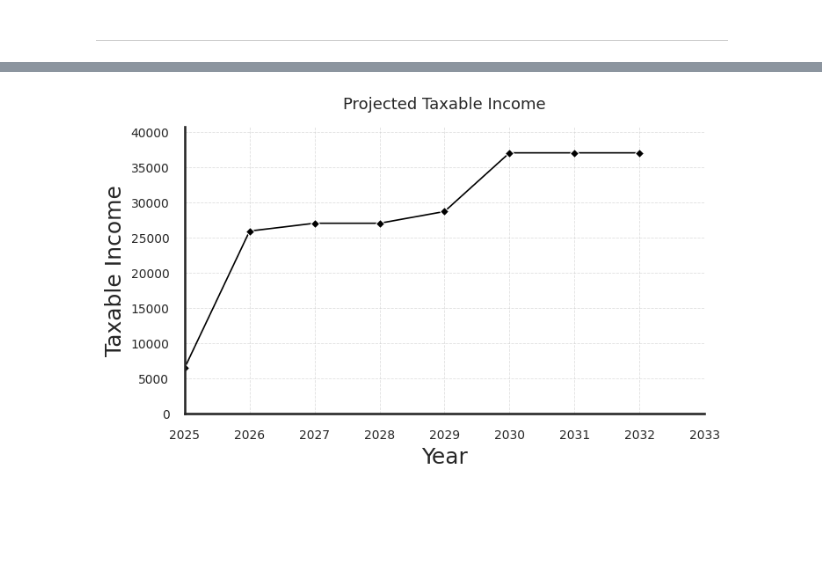
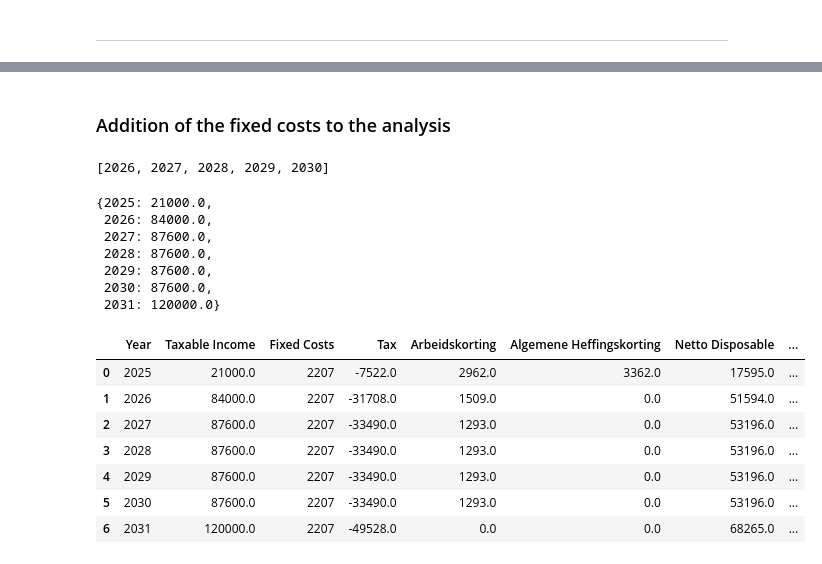
Before and after one commit to giulianodileo/dutch-salary-estimator-llm, a Jupyter notebook: notebooks/Calculation_expat_ruling.ipynb, the cells around one changed output, grey strips where cells are left out. Saved outputs shown, nothing was run; the diff lists cells and outputs as text; code cells hidden in the pictures; blank space fills up the shorter version.

```diff
--- a/notebooks/Calculation_expat_ruling.ipynb
+++ b/notebooks/Calculation_expat_ruling.ipynb
@@ -189,0 +390,2 @@ def expat_ruling_calc(age: int, base_salary: float, date_string: str, duration:
+# %% [markdown]
+### Addition of the fixed costs to the analysis
@@ -190,31 +400,44 @@ def expat_ruling_calc(age: int, base_salary: float, date_string: str, duration:
 # %%
-my_dict = expat_ruling_calc(25, 37000, "2025-10-01", 8, True, True)
+my_dict = expat_ruling_calc(35, 120000, "2025-10-01", 7, True, True)
+my_dict
+# %% [output]
+[2026, 2027, 2028, 2029, 2030]
+{2025: 21000.0,
+ 2026: 84000.0,
+ 2027: 87600.0,
+ 2028: 87600.0,
+ 2029: 87600.0,
+ 2030: 87600.0,
+ 2031: 120000.0}
-# %%
-sns.set_theme(style="white", context="talk")
-
-# Line with diamond markers
-g = sns.relplot(
-    data=df, kind="line",
-    x="Year", y="Taxable Income",
-    linewidth=1.2, color="black",
-    marker="D",                 # diamond marker
-    markersize=5,               # smaller, subtle size
-    height=4.5, aspect=1.7
-)
-
-# Refine axes
-ax = g.ax
-ax.set_xlim(df["Year"].min(), df["Year"].max()+1)
-ax.set_ylim(0, df["Taxable Income"].max() * 1.1)
-
-ax.set_xlabel("Year")
-ax.set_ylabel("Taxable Income")
-ax.set_title("Projected Taxable Income", fontsize=13, weight="medium", pad=15)
-
-# Subtle grid + ticks
-ax.grid(True, which="major", linestyle="--", linewidth=0.6, alpha=0.6)
-ax.tick_params(axis="both", which="major", labelsize=10, direction="out")
-
-plt.show()
-# %% [output]
-[figure, removed]
+# %%
+# CONVERTING TO PANDA DATAFRAME AND ADDING OTHER PARAMETERS
+df = pd.DataFrame(list(my_dict.items()), columns=["Year", "Taxable Income"])
+
+# ADDING FIXED COSTS FROM DICTIONARY
+fixed_costs_total = sum(fixed_costs.values()) if fixed_costs else 0
+df["Fixed Costs"] = fixed_costs_total
+
+# CALCULATING TAX
+df["Tax"] = round(-df["Taxable Income"].apply(calc_tax), 0)
+
+# CALCULATING DEDUCTABLES
+df["Arbeidskorting"] = round(df["Taxable Income"].apply(bereken_arbeidskorting),0)
+df["Algemene Heffingskorting"] = round(df["Taxable Income"].apply(bereken_algemene_heffingskorting),0)
+
+# CALCULATING NETTO INCOME AFTER TAX & FIXED EXPENSES
+df["Netto Disposable"] = df["Taxable Income"] + (df["Tax"] + df["Arbeidskorting"] + df["Algemene Heffingskorting"]) - df["Fixed Costs"]
+
+# CALCULATING NET TAX
+df["Net Tax"] = df["Tax"] - (df["Arbeidskorting"] + df["Algemene Heffingskorting"])
+
+
+df
+# %% [output]
+|  | Year | Taxable Income | Fixed Costs | Tax | Arbeidskorting | Algemene Heffingskorting | Netto Disposable | ... |
+| 0 | 2025 | 21000.0 | 2207 | -7522.0 | 2962.0 | 3362.0 | 17595.0 | ... |
+| 1 | 2026 | 84000.0 | 2207 | -31708.0 | 1509.0 | 0.0 | 51594.0 | ... |
+| 2 | 2027 | 87600.0 | 2207 | -33490.0 | 1293.0 | 0.0 | 53196.0 | ... |
+| 3 | 2028 | 87600.0 | 2207 | -33490.0 | 1293.0 | 0.0 | 53196.0 | ... |
+| 4 | 2029 | 87600.0 | 2207 | -33490.0 | 1293.0 | 0.0 | 53196.0 | ... |
+| 5 | 2030 | 87600.0 | 2207 | -33490.0 | 1293.0 | 0.0 | 53196.0 | ... |
+| 6 | 2031 | 120000.0 | 2207 | -49528.0 | 0.0 | 0.0 | 68265.0 | ... |
```
Also changed, not shown: parts of 16 cells of this notebook.
